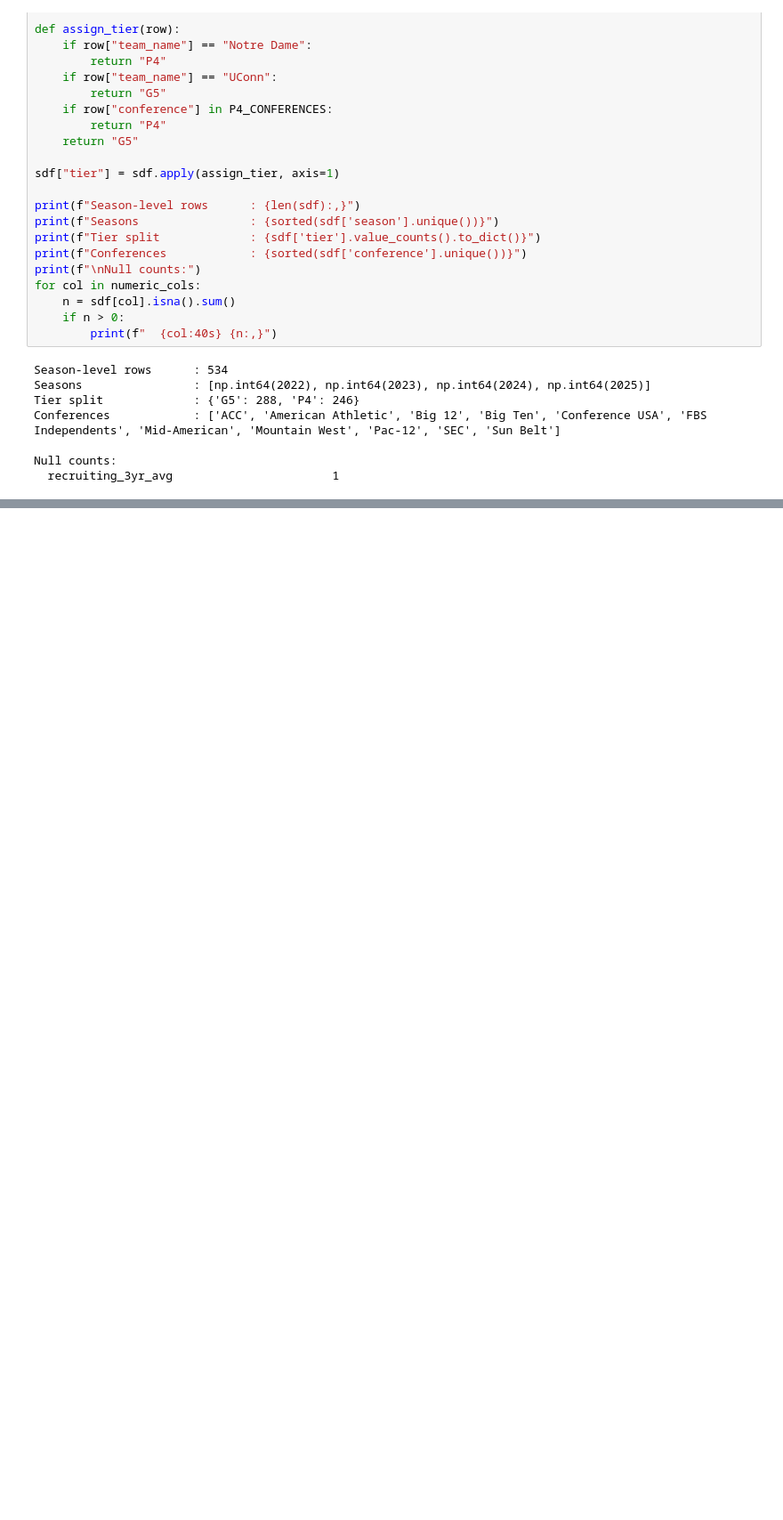
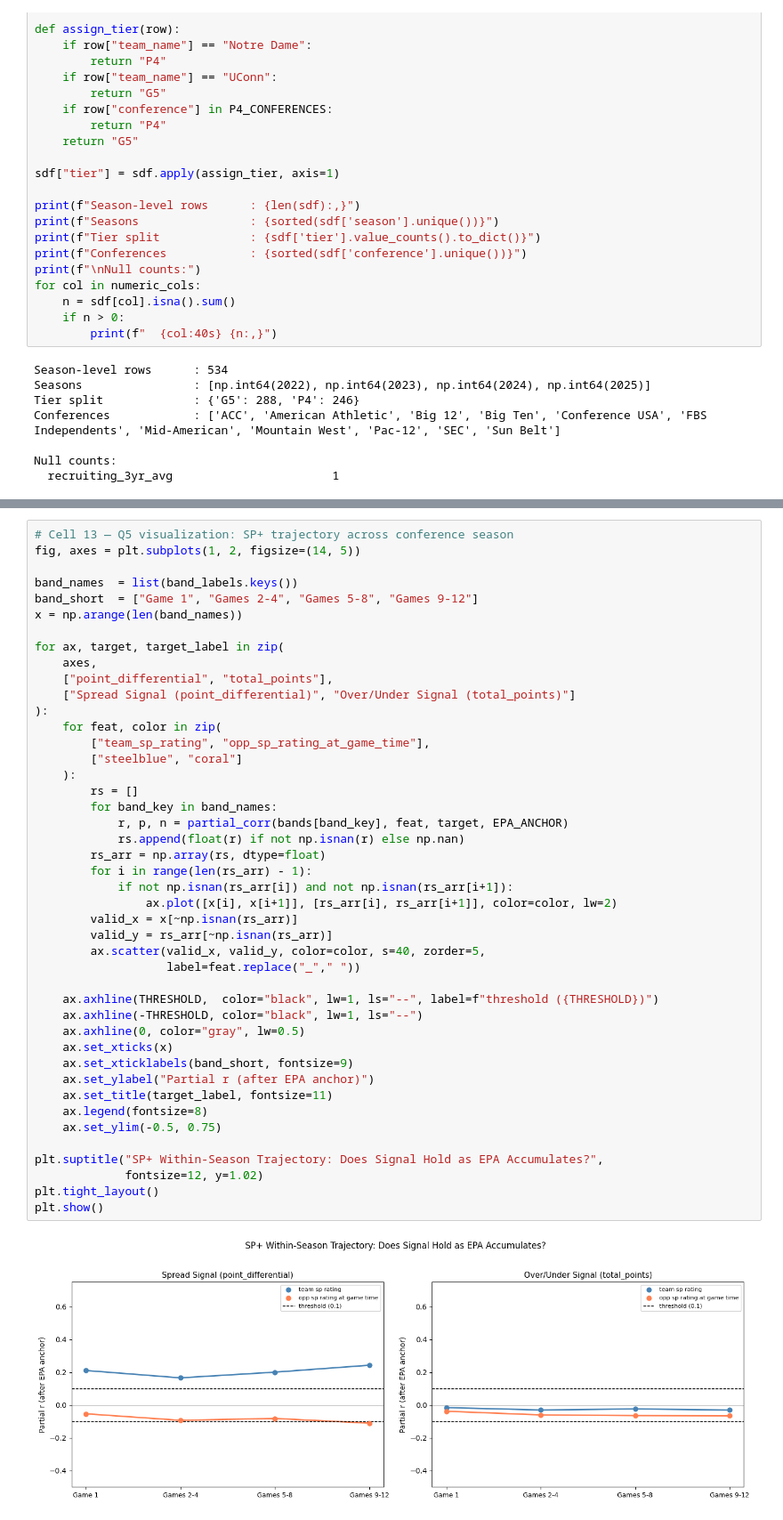
Before and after one commit to kj-1220/cfb-analytics, a Jupyter notebook: notebooks/EDA_4_SP_Ratings_Recruiting.ipynb, the cells around one changed output, grey strips where cells are left out. Shown at 89% size. Saved outputs shown, nothing was run; the diff lists cells and outputs as text; blank space fills up the shorter version.

```diff
--- a/notebooks/EDA_4_SP_Ratings_Recruiting.ipynb
+++ b/notebooks/EDA_4_SP_Ratings_Recruiting.ipynb
@@ -278,0 +593,46 @@ conf_game_num
+# %%
+# Cell 13 — Q5 visualization: SP+ trajectory across conference season
+fig, axes = plt.subplots(1, 2, figsize=(14, 5))
+
+band_names  = list(band_labels.keys())
+band_short  = ["Game 1", "Games 2-4", "Games 5-8", "Games 9-12"]
+x = np.arange(len(band_names))
+
+for ax, target, target_label in zip(
+    axes,
+    ["point_differential", "total_points"],
+    ["Spread Signal (point_differential)", "Over/Under Signal (total_points)"]
+):
+    for feat, color in zip(
+        ["team_sp_rating", "opp_sp_rating_at_game_time"],
+        ["steelblue", "coral"]
+    ):
+        rs = []
+        for band_key in band_names:
+            r, p, n = partial_corr(bands[band_key], feat, target, EPA_ANCHOR)
+            rs.append(float(r) if not np.isnan(r) else np.nan)
+        rs_arr = np.array(rs, dtype=float)
+        for i in range(len(rs_arr) - 1):
+            if not np.isnan(rs_arr[i]) and not np.isnan(rs_arr[i+1]):
+                ax.plot([x[i], x[i+1]], [rs_arr[i], rs_arr[i+1]], color=color, lw=2)
+        valid_x = x[~np.isnan(rs_arr)]
+        valid_y = rs_arr[~np.isnan(rs_arr)]
+        ax.scatter(valid_x, valid_y, color=color, s=40, zorder=5,
+                   label=feat.replace("_"," "))
+
+    ax.axhline(THRESHOLD,  color="black", lw=1, ls="--", label=f"threshold ({THRESHOLD})")
+    ax.axhline(-THRESHOLD, color="black", lw=1, ls="--")
+    ax.axhline(0, color="gray", lw=0.5)
+    ax.set_xticks(x)
+    ax.set_xticklabels(band_short, fontsize=9)
+    ax.set_ylabel("Partial r (after EPA anchor)")
+    ax.set_title(target_label, fontsize=11)
+    ax.legend(fontsize=8)
+    ax.set_ylim(-0.5, 0.75)
+
+plt.suptitle("SP+ Within-Season Trajectory: Does Signal Hold as EPA Accumulates?",
+             fontsize=12, y=1.02)
+plt.tight_layout()
+plt.show()
+# %% [output]
+[figure, added]
```
Also changed, not shown: parts of 16 cells of this notebook, 11 other files.
